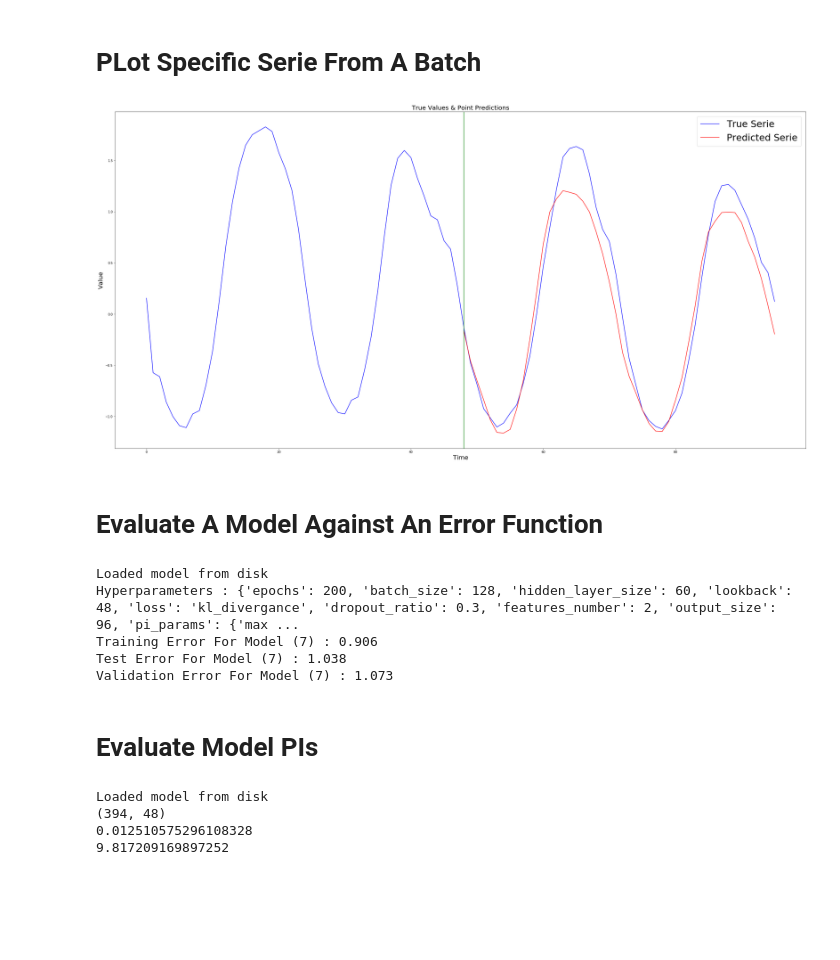
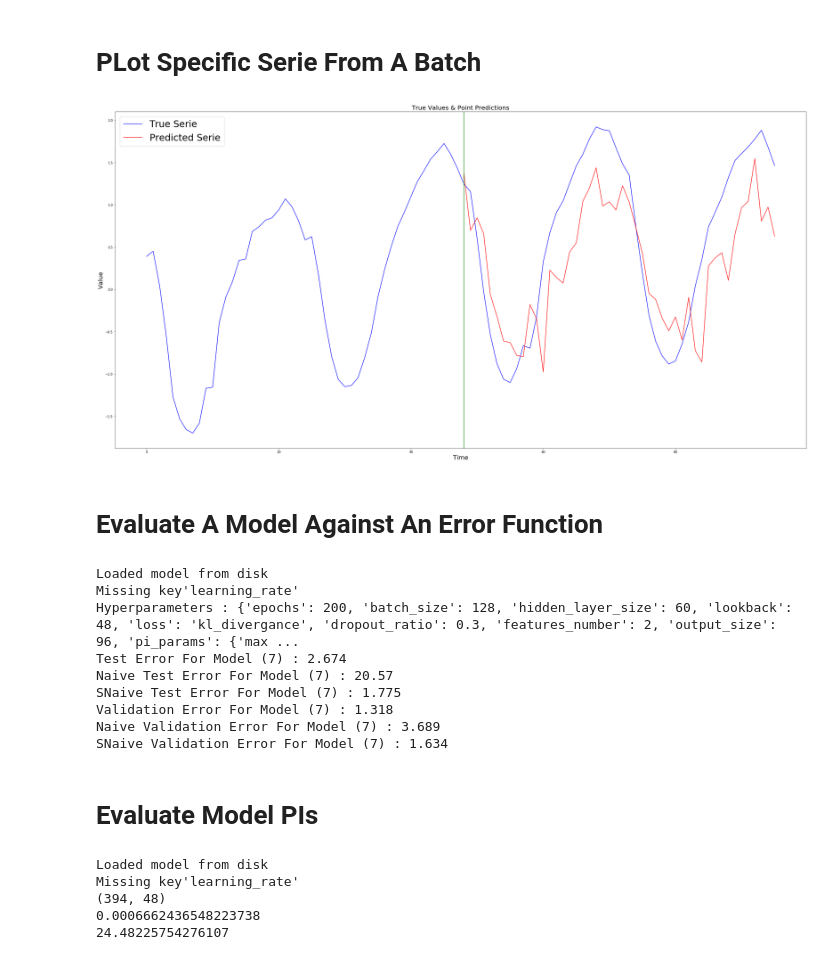
Before and after one commit to yamen23ali/m4-lstm, a Jupyter notebook: notebooks/Training and Evaluation ( KL Divergance).ipynb, the cells around one changed output. Cells and saved outputs as stored; diff of their text form; code cells hidden in the pictures; blank space fills up the shorter version.

Commit message:
final results

```diff
--- a/notebooks/Training and Evaluation ( KL Divergance).ipynb
+++ b/notebooks/Training and Evaluation ( KL Divergance).ipynb
@@ -139,38 +99,52 @@ Worst Predection Error is    10.3782
 # %% [markdown]
 # PLot Specific Serie From A Batch
-# %%
-IDX = 0
-x = test_x[:BATCH_SIZE,:]
-y = test_y[:BATCH_SIZE,:]
-#============ Predict Test
-predictedY = model.predict(x.reshape(BATCH_SIZE, LOOKBACK, -1 ))
-#plot_series(test_x, test_y, predictedY, series_num=10)
-plot_serie_and_prediction(x[:,:,0], y[:,:48], predictedY[:,:48], serie_indx=IDX)
-# %% [output]
-[figure, removed]
+# %%
+IDX = 40
+X = test_x
+Y = test_y
+predictedY = model.predict(X)
+
+if FEATURES_NUMBER == 1:
+    X = X[:,:, np.newaxis]
+
+#============ Predict Test
+plot_serie_and_prediction(X[:,:,0], Y[:,:HORIZON], predictedY[:,:HORIZON], serie_indx=IDX)
+# %% [output]
+[figure, added]
 # %% [markdown]
 # Evaluate A Model Against An Error Function
 # %%
 MODEL_NUMBER = 7
-MODEL_BASE_DIR = '../models/with_kl_pi_params/3-LSTM'
-hyperparameters, training_error, test_error, validation_error = load_and_evaluate_model(f'{MODEL_BASE_DIR}/{MODEL_NUMBER}',
-                                                                       '../Dataset/Train/Hourly-train.csv',
-                                                                       '../Dataset/Test/Hourly-test.csv', mase)
-print(f'Hyperparameters : {hyperparameters}')
-print(f'Training Error For Model ({MODEL_NUMBER}) : {training_error}')
-print(f'Test Error For Model ({MODEL_NUMBER}) : {test_error}')
-print(f'Validation Error For Model ({MODEL_NUMBER}) : {validation_error}')
+MODEL_BASE_DIR = '../models/kl_divergance/3-LSTM'
+evaluation_results = load_and_evaluate_model(f'{MODEL_BASE_DIR}/{MODEL_NUMBER}', '../Dataset/Train/Hourly-train.csv',
+                                             '../Dataset/Test/Hourly-test.csv',
+                                             x_augmentations,
+                                             y_augmentations, m4_mase)
+
+print(f'Hyperparameters : {evaluation_results["hyperparameters"]}')
+print(f'Test Error For Model ({MODEL_NUMBER}) : {evaluation_results["test_error"]}')
+print(f'Naive Test Error For Model ({MODEL_NUMBER}) : {evaluation_results["naive_test_error"]}')
+
+print(f'SNaive Test Error For Model ({MODEL_NUMBER}) : {evaluation_results["snaive_test_error"]}')
+
+print(f'Validation Error For Model ({MODEL_NUMBER}) : {evaluation_results["validation_error"]}')
+print(f'Naive Validation Error For Model ({MODEL_NUMBER}) : {evaluation_results["naive_validation_error"]}')
+print(f'SNaive Validation Error For Model ({MODEL_NUMBER}) : {evaluation_results["snaive_validation_error"]}')
 # %% [output]
 Loaded model from disk
+Missing key'learning_rate'
 Hyperparameters : {'epochs': 200, 'batch_size': 128, 'hidden_layer_size': 60, 'lookback': 48, 'loss': 'kl_divergance', 'dropout_ratio': 0.3, 'features_number': 2, 'output_size': 96, 'pi_params': {'max ...
-Training Error For Model (7) : 0.906
-Test Error For Model (7) : 1.038
-Validation Error For Model (7) : 1.073
+Test Error For Model (7) : 2.674
+Naive Test Error For Model (7) : 20.57
+SNaive Test Error For Model (7) : 1.775
+Validation Error For Model (7) : 1.318
+Naive Validation Error For Model (7) : 3.689
+SNaive Validation Error For Model (7) : 1.634
 # %% [markdown]
 # Evaluate Model PIs
 # %%
 model = M4Model()
-model.load('../models/with_kl_pi_params/3-LSTM/7')
+model.load('../models/kl_divergance/3-LSTM/7')
 
 y = test_y[:,:HORIZON]
 x = test_x[:,:,0]
@@ -184,9 +158,10 @@ print(acd(y, lower_bound.numpy(), upper_bound.numpy()))
 print(msis(x, y, lower_bound.numpy(), upper_bound.numpy()))
 # %% [output]
 Loaded model from disk
+Missing key'learning_rate'
 (394, 48)
-0.012510575296108328
-9.817209169897252
+0.0006662436548223738
+24.48225754276107
 # %%
 y = test_y[:,:HORIZON]
 lower, upper = naive_pi(y)
```
Also changed, not shown: parts of 8 cells of this notebook, 43 other files.
